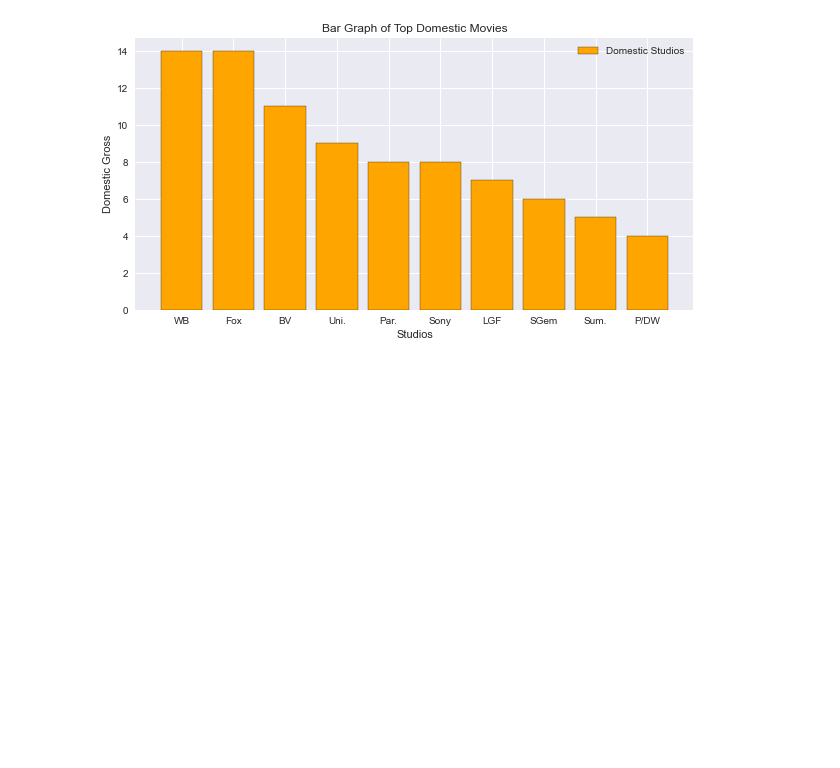
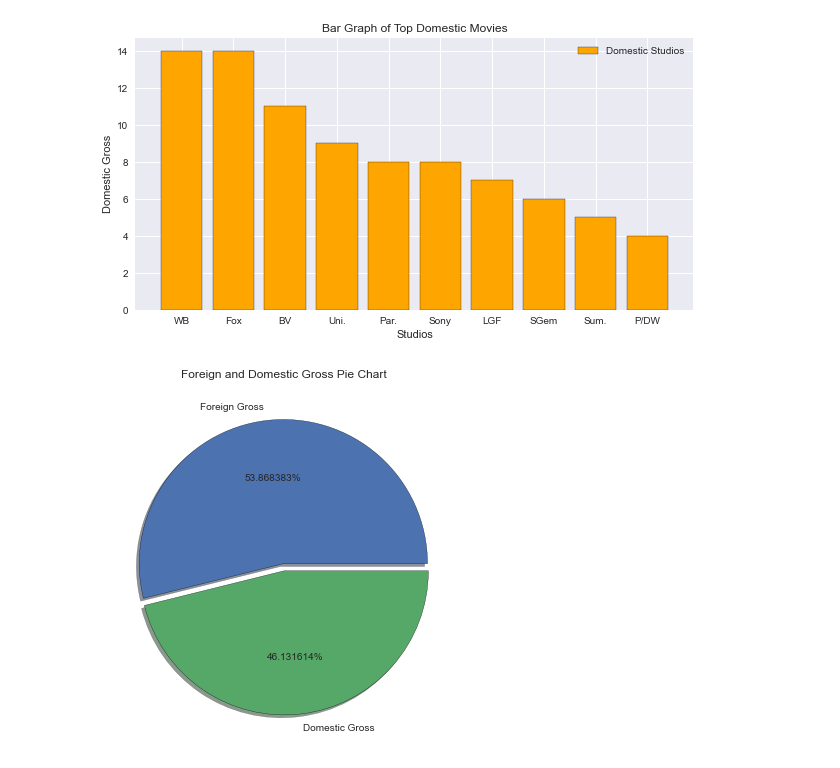
Before and after one commit to atienosonia/dsc-project-a, a Jupyter notebook: student.ipynb, the cells around one changed output. Saved outputs shown, nothing was run; the diff lists cells and outputs as text; code cells hidden in the pictures; blank space fills up the shorter version.

```diff
--- a/student.ipynb
+++ b/student.ipynb
@@ -307,0 +312,16 @@ plt.legend(['Domestic Studios']);
+# %%
+#combinig the numeric value in our column
+a = int(df['foreign_gross'].sum())
+b =  int(df['domestic_gross'].sum())
+# %%
+slices = [a, b]
+labels = ['Foreign Gross', 'Domestic Gross']
+explode = [0, 0.05]
+# %%
+plt.pie(slices, labels=labels, wedgeprops={'edgecolor': 'black'}, explode=explode, shadow=True, autopct='%0f%%')
+
+plt.title('Foreign and Domestic Gross Pie Chart')
+plt.tight_layout()
+plt.show()
+# %% [output]
+[figure, added]
```
Also changed, not shown: parts of 3 cells of this notebook, 1 other file.
